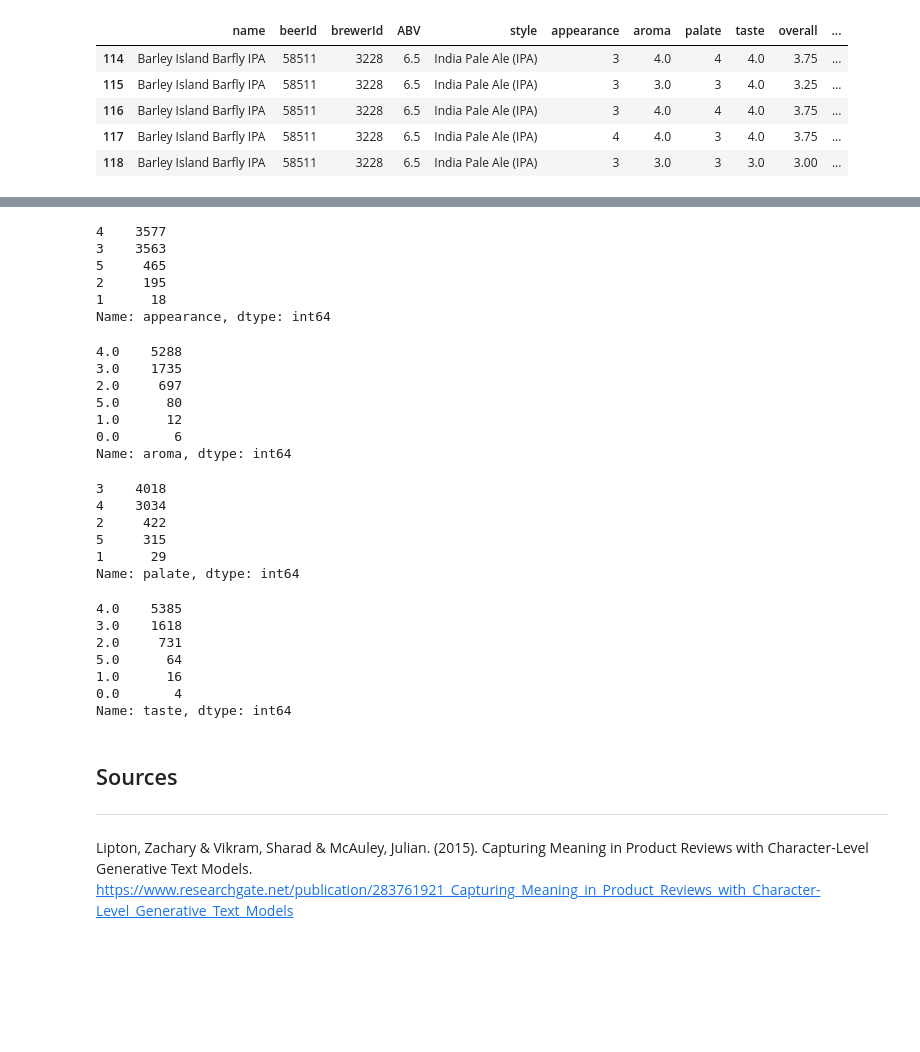
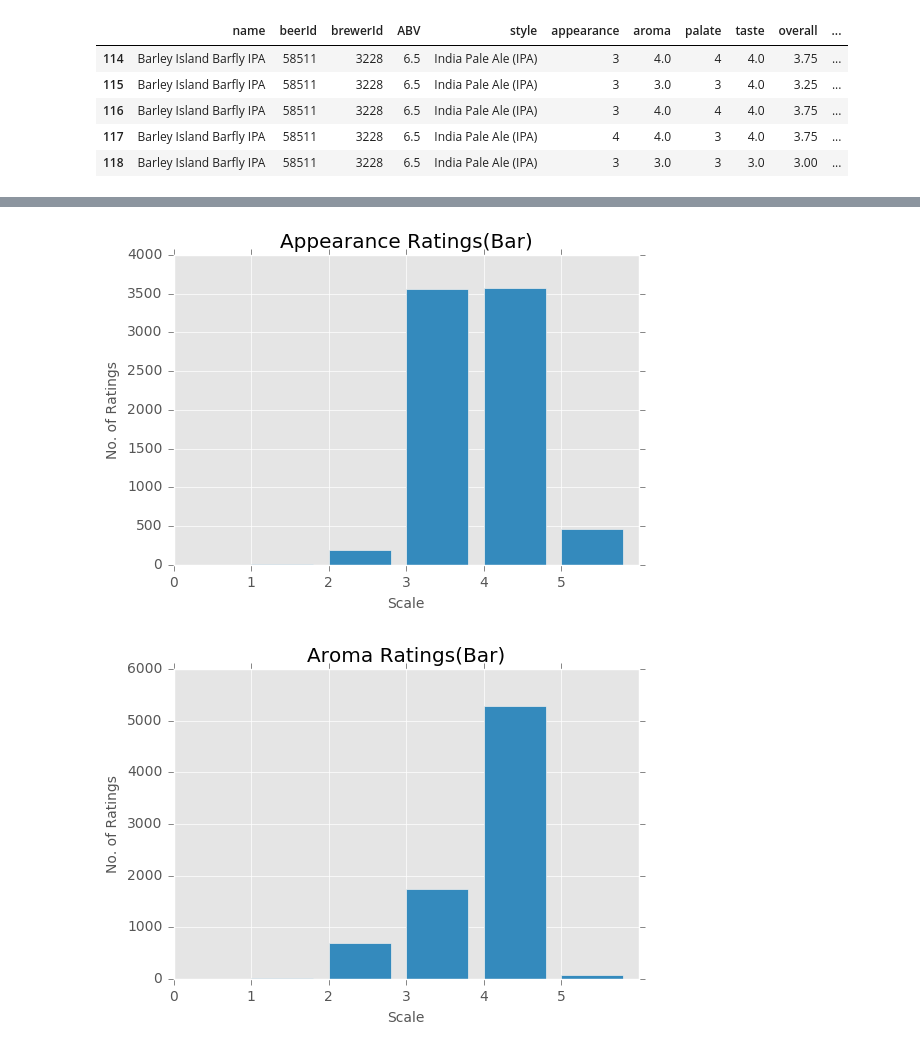
Before and after one commit to sdesaidata/Springboard, a Jupyter notebook: Capstone_Project_I/BeerEDA.ipynb, the cells around one changed output, grey strips where cells are left out. Drawn from its saved outputs; the diff is of its cells as text; code cells hidden in the pictures; blank space fills up the shorter version.

```diff
--- a/Capstone_Project_I/BeerEDA.ipynb
+++ b/Capstone_Project_I/BeerEDA.ipynb
@@ -311,6 +263,6 @@ plt.show()
 # %%
 def plot_bar_x(rater):
-    # this is for plotting purpose
+    # this is to plot each bar graph for rating scales
 
     x = ['0', '1', '2', '3', '4', '5']
     sizes = [len(rater[rater == 0]), len(rater[rater == 1]),
@@ -320,8 +272,6 @@ def plot_bar_x(rater):
 
     index = np.arange(len(x))
     plt.bar(index, sizes)
-    plt.xlabel('Genre', fontsize=5)
-    plt.ylabel('No of Movies', fontsize=5)
+    plt.xlabel('Scale', fontsize=10)
+    plt.ylabel('No. of Ratings', fontsize=10)
     plt.xticks(index, x)
-    plt.title('Market Share for Each Genre 1995-2017')
-    plt.show()
@@ -350,45 +278,23 @@ plt.show()
-# %%
-beer_ipa.appearance.value_counts()
-# %% [output]
-4    3577
-3    3563
-5     465
-2     195
-1      18
-Name: appearance, dtype: int64
-# %%
-beer_ipa.aroma.value_counts()
-# %% [output]
-4.0    5288
-3.0    1735
-2.0     697
-5.0      80
-1.0      12
-0.0       6
-Name: aroma, dtype: int64
-# %%
-beer_ipa.palate.value_counts()
-# %% [output]
-3    4018
-4    3034
-2     422
-5     315
-1      29
-Name: palate, dtype: int64
-# %%
-beer_ipa.taste.value_counts()
-# %% [output]
-4.0    5385
-3.0    1618
-2.0     731
-5.0      64
-1.0      16
-0.0       4
-Name: taste, dtype: int64
-# %% [markdown]
-
-
-## Sources
-***
-Lipton, Zachary & Vikram, Sharad & McAuley, Julian. (2015). Capturing Meaning in Product Reviews with Character-Level Generative Text Models.
-https://www.researchgate.net/publication/283761921_Capturing_Meaning_in_Product_Reviews_with_Character-Level_Generative_Text_Models
+# %%
+plot_bar_x(beer_ipa.appearance)
+plt.title('Appearance Ratings(Bar)')
+plt.show()
+
+plot_bar_x(beer_ipa.aroma)
+plt.title('Aroma Ratings(Bar)')
+plt.show()
+
+plot_bar_x(beer_ipa.palate)
+plt.title('Palate Ratings(Bar)')
+plt.show()
+
+plot_bar_x(beer_ipa.taste)
+plt.title('Taste Ratings(Bar)')
+plt.show()
+
+plt.hist(beer_ipa.overall)
+plt.title('Overall Ratings(Hist)')
+plt.show()
+# %% [output]
+[figure, added]
+[figure, added]
```
Also changed, not shown: parts of 14 cells of this notebook.
